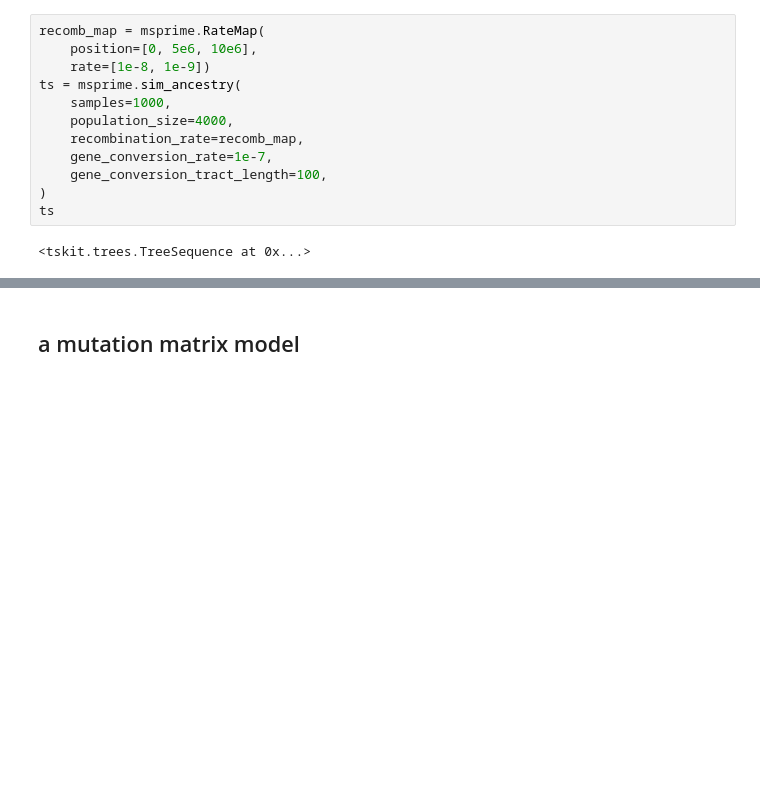
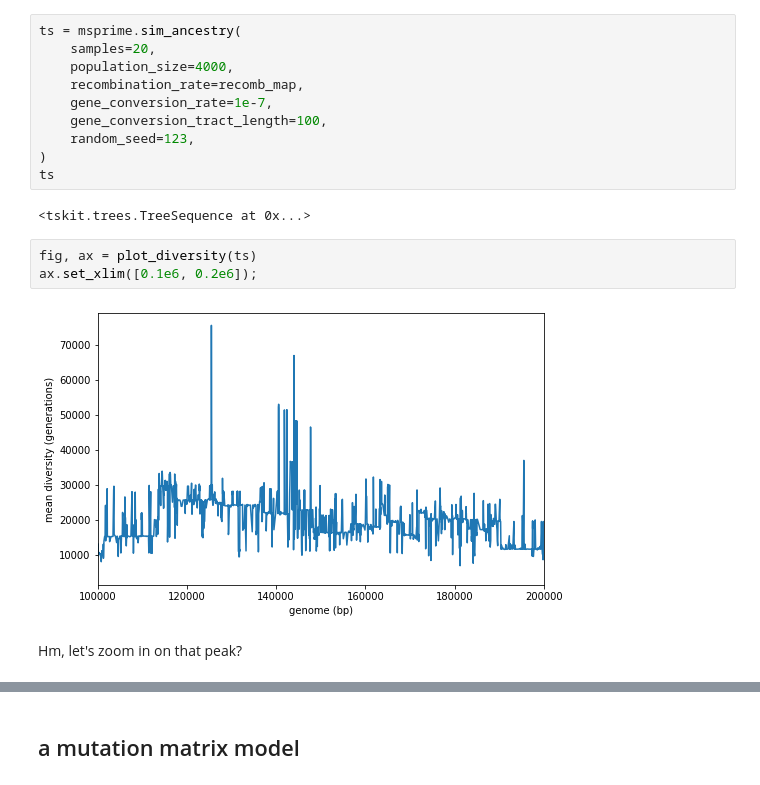
Before and after one commit to petrelharp/evolution_2021, a Jupyter notebook: examples/examples.ipynb, the cells around one changed output, grey strips where cells are left out. Saved outputs shown, nothing was run; the diff lists cells and outputs as text; blank space fills up the shorter version.

```diff
--- a/examples/examples.ipynb
+++ b/examples/examples.ipynb
@@ -30,14 +110,19 @@ ts
 # %%
-recomb_map = msprime.RateMap(
-    position=[0, 5e6, 10e6],
-    rate=[1e-8, 1e-9])
 ts = msprime.sim_ancestry(
-    samples=1000,
+    samples=20,
     population_size=4000,
     recombination_rate=recomb_map,
     gene_conversion_rate=1e-7,
     gene_conversion_tract_length=100,
+    random_seed=123,
 )
 ts
 # %% [output]
 <tskit.trees.TreeSequence at 0x...>
+# %%
+fig, ax = plot_diversity(ts)
+ax.set_xlim([0.1e6, 0.2e6]);
+# %% [output]
+[figure, added]
+# %% [markdown]
+Hm, let's zoom in on that peak?
```
Also changed, not shown: parts of 55 cells of this notebook, 1 other file.
